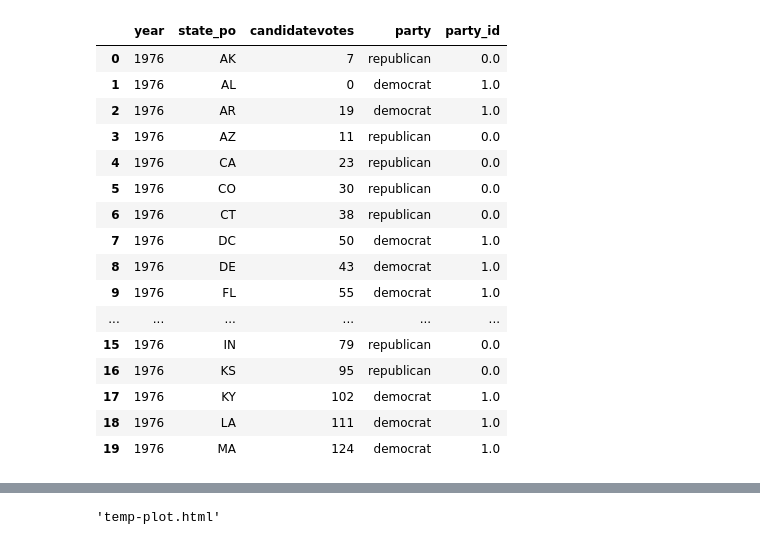
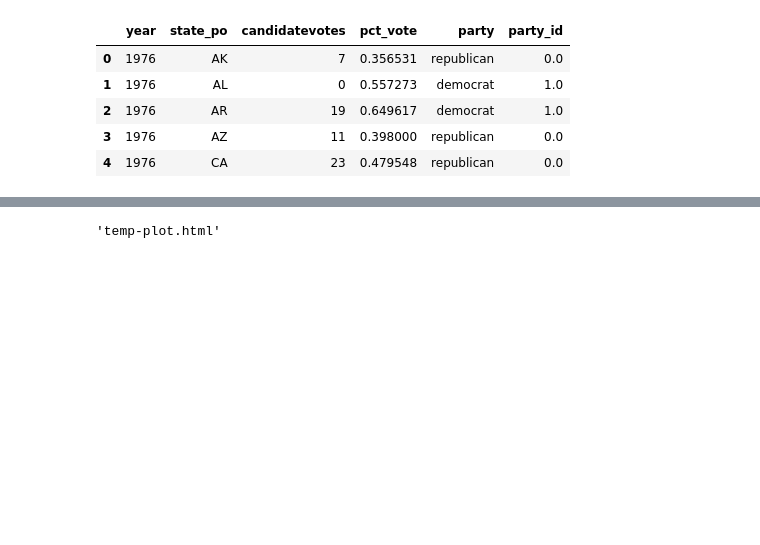
Before and after one commit to ta-data-mexpt/project-dataviz, a Jupyter notebook: main.ipynb, the cells around one changed output, grey strips where cells are left out. Drawn from its saved outputs; the diff is of its cells as text; code cells hidden in the pictures; blank space fills up the shorter version.

```diff
--- a/main.ipynb
+++ b/main.ipynb
@@ -22,33 +22,28 @@ df.head()
 | 3 | 1976 | Alabama | AL | 1 | 63 | 41 | US President | Bubar, Benjamin ""Ben"" | prohibition | False | ... |
 | 4 | 1976 | Alabama | AL | 1 | 63 | 41 | US President | Hall, Gus | communist party use | False | ... |
 # %%
+df['pct_vote'] = (df['candidatevotes'] / df['totalvotes']).astype('float64')
+
+#democratic-farmer-labor is a special case for MN
+df.replace({'party': 'democratic-farmer-labor'}, 'democrat', inplace = True)
+
 # retrieve corresponding id for candidate with max votes by year and state
-winner = df[['year','state_po','candidatevotes']].groupby(['year','state_po'], as_index = False).agg({'candidatevotes':'idxmax'})
+winner = df.groupby(['year','state_po'], as_index = False).agg({'candidatevotes':'idxmax',\
+                                                              'pct_vote': lambda g: sum(df.loc[g.index].query("party == 'democrat'").pct_vote)})
 
 # add column for corresponding party for max votes for candidate
 winner['party'] = [df.loc[id,'party'] for id in winner['candidatevotes']]
 
-# map parties to colors for plotting later on. democratic-farmer-labor is a special case for MN
-winner['party_id'] = winner['party'].map({'democrat': 1.0, 'republican': 0.0, 'democratic-farmer-labor':1.0})
-winner.head(20)
+# map parties to colors for plotting later on.
+winner['party_id'] = winner['party'].map({'democrat': 1.0, 'republican': 0.0})
+winner.head()
 # %% [output]
-|  | year | state_po | candidatevotes | party | party_id |
-| 0 | 1976 | AK | 7 | republican | 0.0 |
-| 1 | 1976 | AL | 0 | democrat | 1.0 |
-| 2 | 1976 | AR | 19 | democrat | 1.0 |
-| 3 | 1976 | AZ | 11 | republican | 0.0 |
-| 4 | 1976 | CA | 23 | republican | 0.0 |
-| 5 | 1976 | CO | 30 | republican | 0.0 |
-| 6 | 1976 | CT | 38 | republican | 0.0 |
-| 7 | 1976 | DC | 50 | democrat | 1.0 |
-| 8 | 1976 | DE | 43 | democrat | 1.0 |
-| 9 | 1976 | FL | 55 | democrat | 1.0 |
-| ... | ... | ... | ... | ... | ... |
-| 15 | 1976 | IN | 79 | republican | 0.0 |
-| 16 | 1976 | KS | 95 | republican | 0.0 |
-| 17 | 1976 | KY | 102 | democrat | 1.0 |
-| 18 | 1976 | LA | 111 | democrat | 1.0 |
-| 19 | 1976 | MA | 124 | democrat | 1.0 |
+|  | year | state_po | candidatevotes | pct_vote | party | party_id |
+| 0 | 1976 | AK | 7 | 0.356531 | republican | 0.0 |
+| 1 | 1976 | AL | 0 | 0.557273 | democrat | 1.0 |
+| 2 | 1976 | AR | 19 | 0.649617 | democrat | 1.0 |
+| 3 | 1976 | AZ | 11 | 0.398000 | republican | 0.0 |
+| 4 | 1976 | CA | 23 | 0.479548 | republican | 0.0 |
 # %%
 # https://python-visualization.github.io/folium/quickstart.html
 
```
Also changed, not shown: parts of 2 cells of this notebook, 1 other file.
